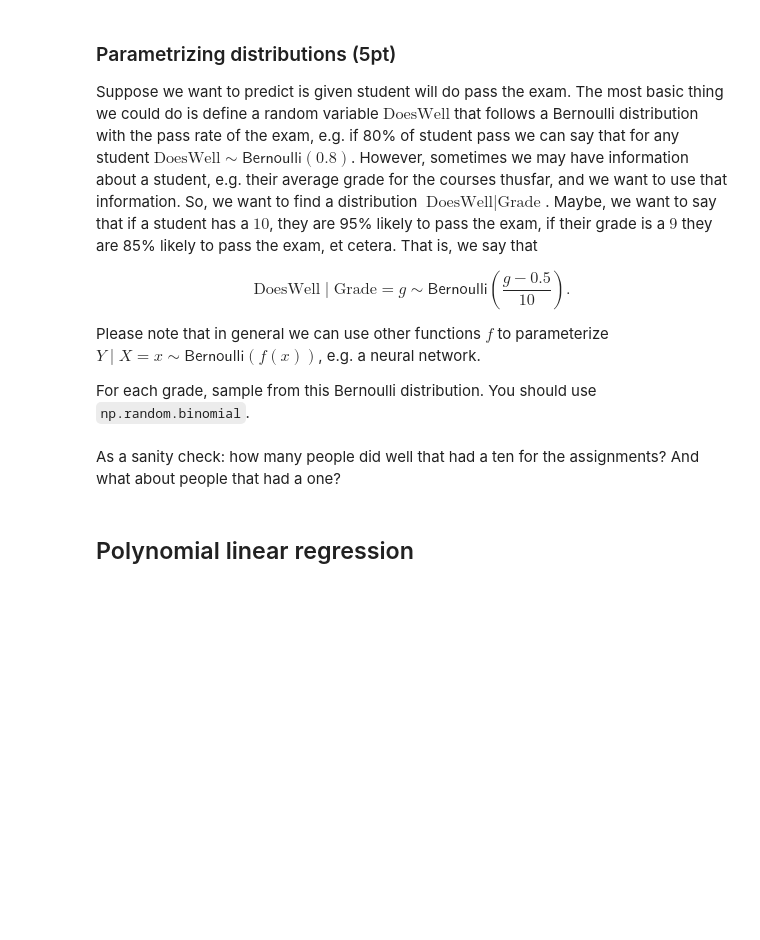
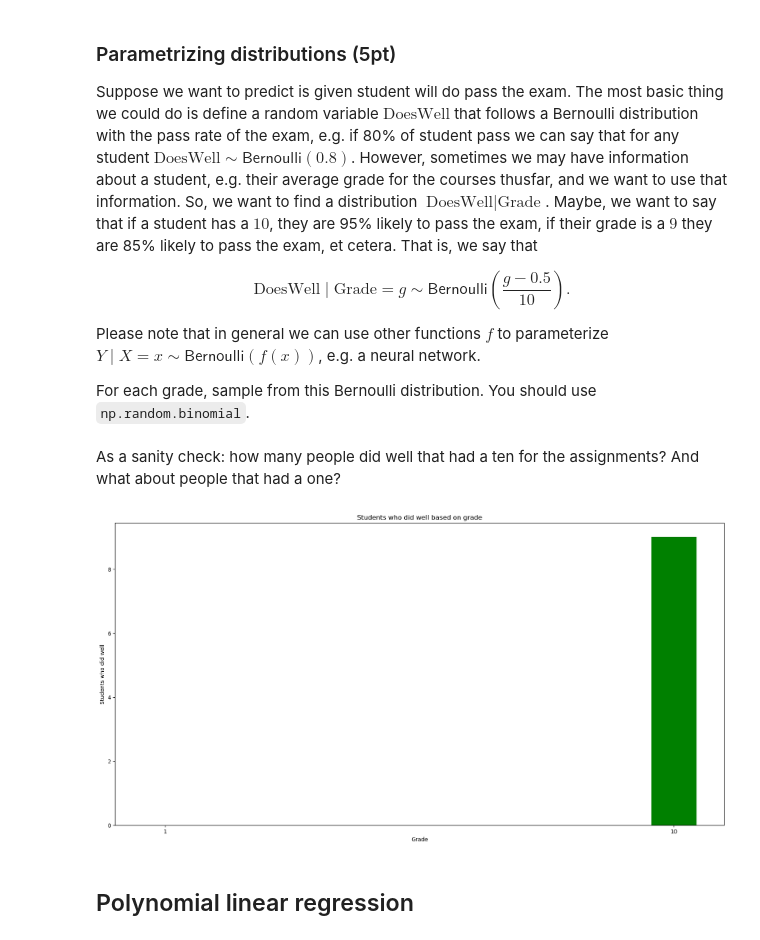
Before and after one commit to Evepp/MaximumLikelihoodEstimation, a Jupyter notebook: 12481440_lab1.ipynb, the cells around one changed output. Cells and saved outputs as stored; diff of their text form; code cells hidden in the pictures; blank space fills up the shorter version.

```diff
--- a/12481440_lab1.ipynb
+++ b/12481440_lab1.ipynb
@@ -241,11 +239,14 @@ $$\text{DoesWell} \mid \text{Grade}=g \sim \mathsf{Bernoulli}(\frac{g - 0.5}{10}
 Please note that in general we can use other functions $f$ to parameterize $Y \mid X = x \sim \mathsf{Bernoulli}(f(x))$, e.g. a neural network.
 
 For each grade, sample from this Bernoulli distribution. You should use `np.random.binomial`.
-# %%
-def sample_bernoulli(grades):
-    # YOUR CODE HERE
-    raise NotImplementedError()
-    return does_wells
+# %%
+
+def sample_bernoulli(grades):
+    #  probabilities based on grades
+    probabilities = (grades - 0.5) / 10
+    # bernoulli distribution using the calculated probabilities
+    does_wells = np.random.binomial(n=1, p=probabilities)
+    return does_wells
 # %%
 np.random.seed(42)
 grades = np.random.randint(1, 11, 100)
@@ -259,3 +258,20 @@ As a sanity check: how many people did well that had a ten for the assignments?
+# %%
+did_well_grade_10 = does_wells[grades == 10].sum()
+
+# with grade 1 who did well
+did_well_grade_1 = does_wells[grades == 1].sum()
+
+grades_interest = [1, 10]
+did_wells_counts = [did_well_grade_1, did_well_grade_10]
+
+plt.bar(grades_interest, did_wells_counts, color=['red', 'green'])
+plt.xlabel('Grade')
+plt.ylabel('Students who did well')
+plt.title('Students who did well based on grade')
+plt.xticks(grades_interest)
+plt.show()
+# %% [output]
+[figure, added]
 # %% [markdown]
 ## Polynomial linear regression
 # %% [markdown]
```
Also changed, not shown: parts of 20 cells of this notebook.
